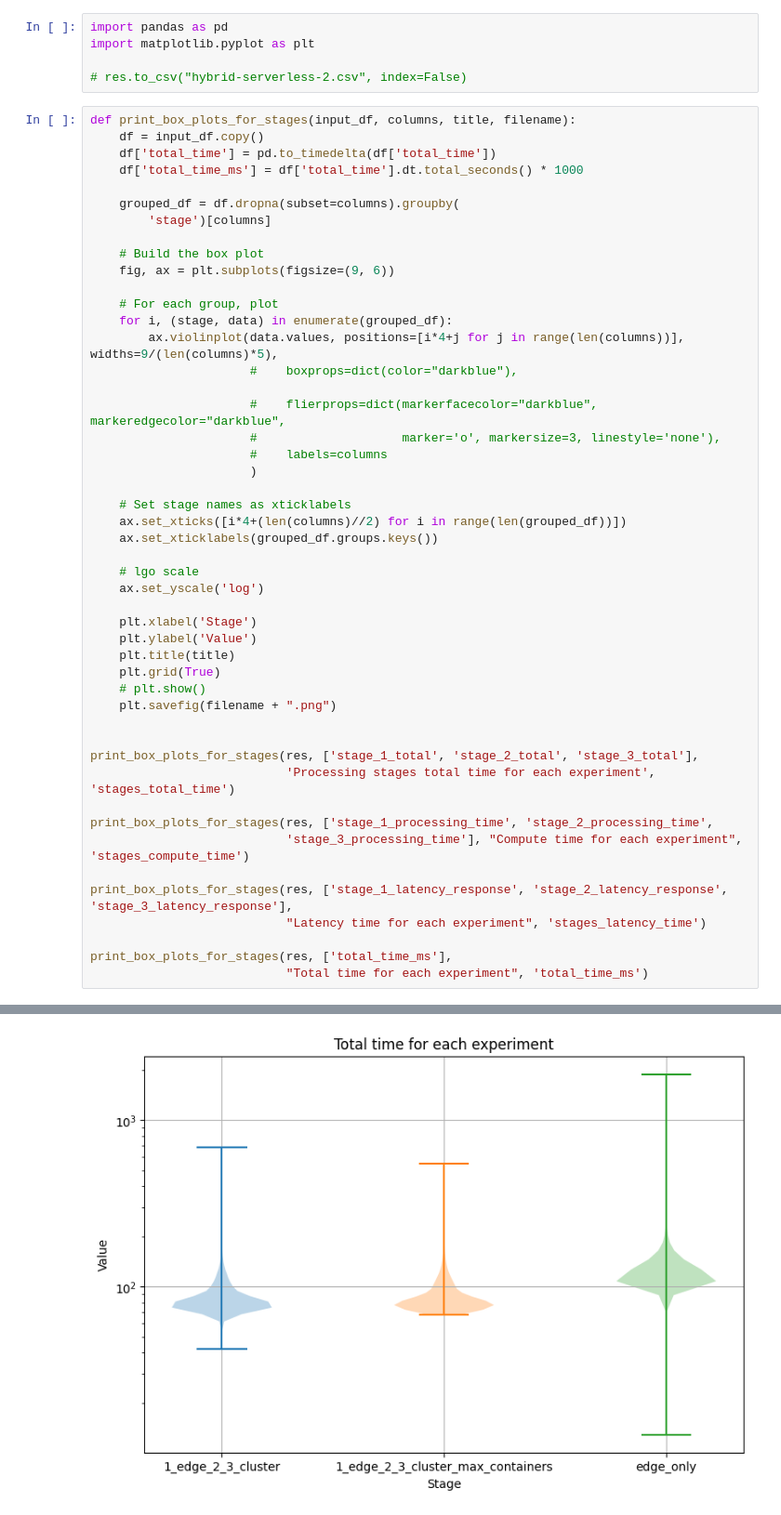
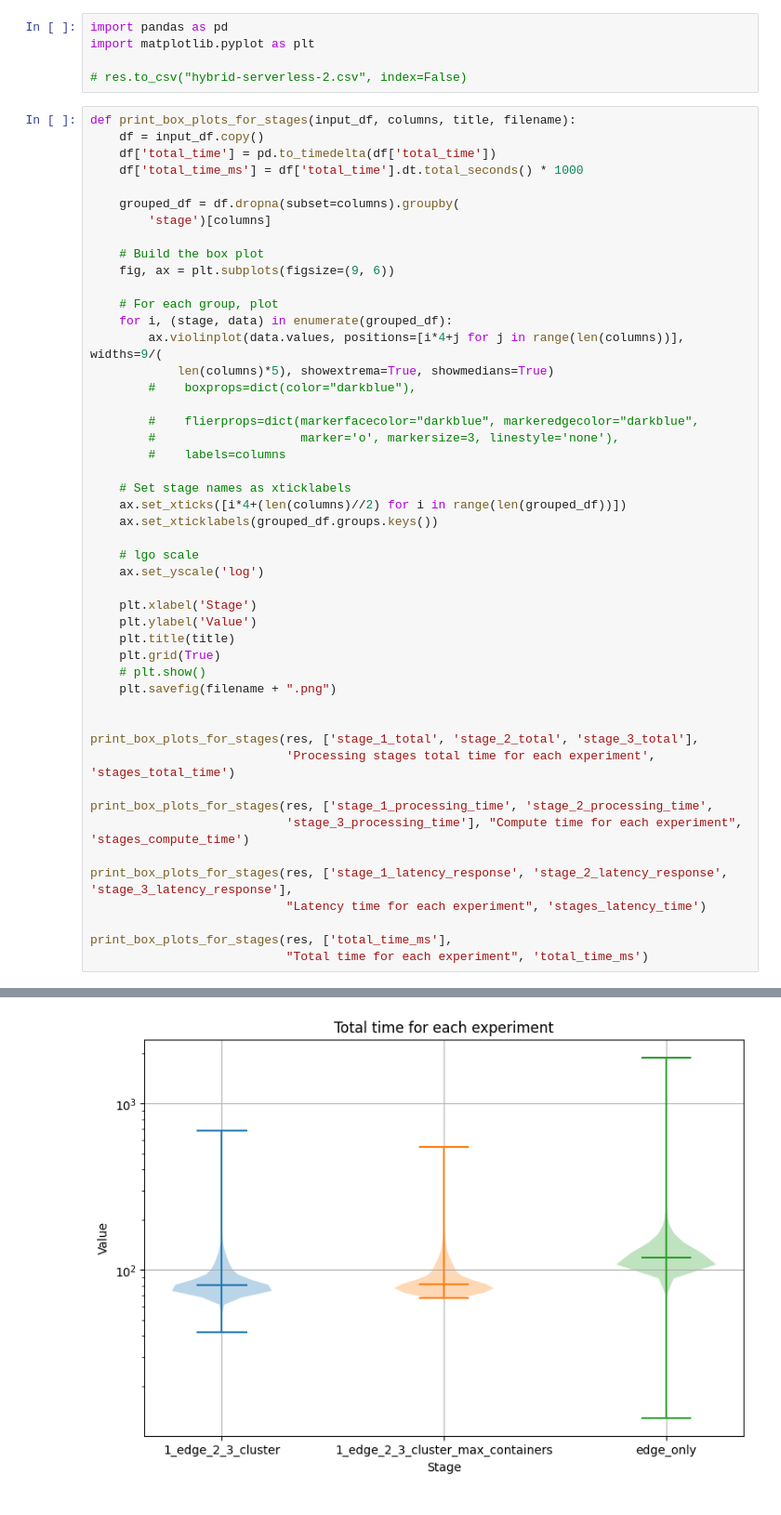
Before and after one commit to def-au1t/hybrid_serverless_tool, a Jupyter notebook: temp_visualizer.ipynb, the cells around one changed output, grey strips where cells are left out. Shown at 93% size. Cells and saved outputs as stored; diff of their text form.

```diff
--- a/temp_visualizer.ipynb
+++ b/temp_visualizer.ipynb
@@ -835,13 +835,13 @@ def print_box_plots_for_stages(input_df, columns, title, filename):
 
     # For each group, plot
     for i, (stage, data) in enumerate(grouped_df):
-        ax.violinplot(data.values, positions=[i*4+j for j in range(len(columns))], widths=9/(len(columns)*5),
-                      #    boxprops=dict(color="darkblue"),
+        ax.violinplot(data.values, positions=[i*4+j for j in range(len(columns))], widths=9/(
+            len(columns)*5), showextrema=True, showmedians=True)
+        #    boxprops=dict(color="darkblue"),
 
-                      #    flierprops=dict(markerfacecolor="darkblue", markeredgecolor="darkblue",
-                      #                    marker='o', markersize=3, linestyle='none'),
-                      #    labels=columns
-                      )
+        #    flierprops=dict(markerfacecolor="darkblue", markeredgecolor="darkblue",
+        #                    marker='o', markersize=3, linestyle='none'),
+        #    labels=columns
 
     # Set stage names as xticklabels
     ax.set_xticks([i*4+(len(columns)//2) for i in range(len(grouped_df))])
@@ -893 +876 @@ print_box_plots_for_stages(res, ['total_time_ms'],
-[figure, old version]
+[figure, new version]
```
Also changed, not shown: parts of 1 cell of this notebook, 19 other files.
